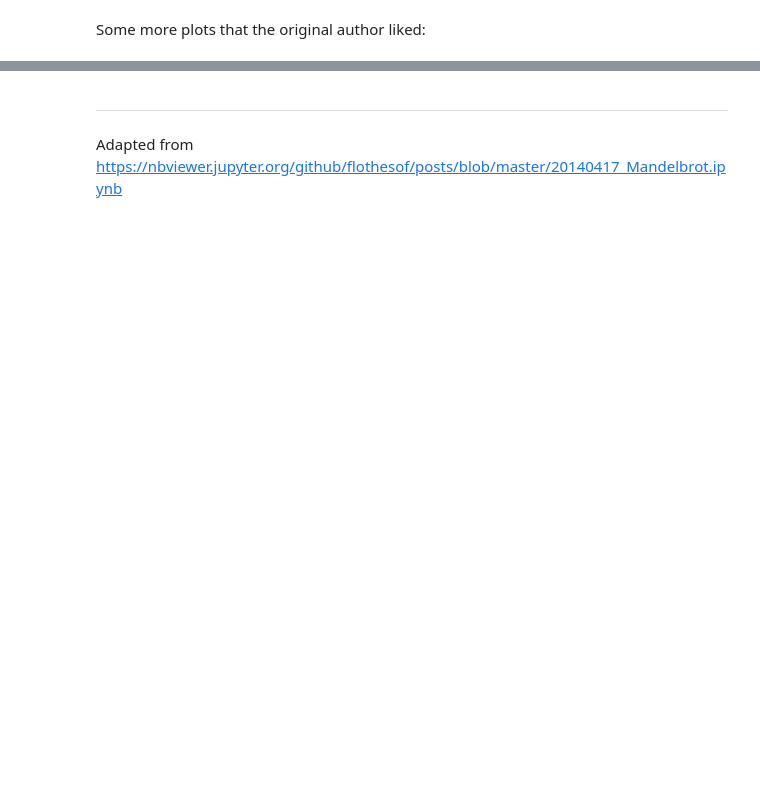
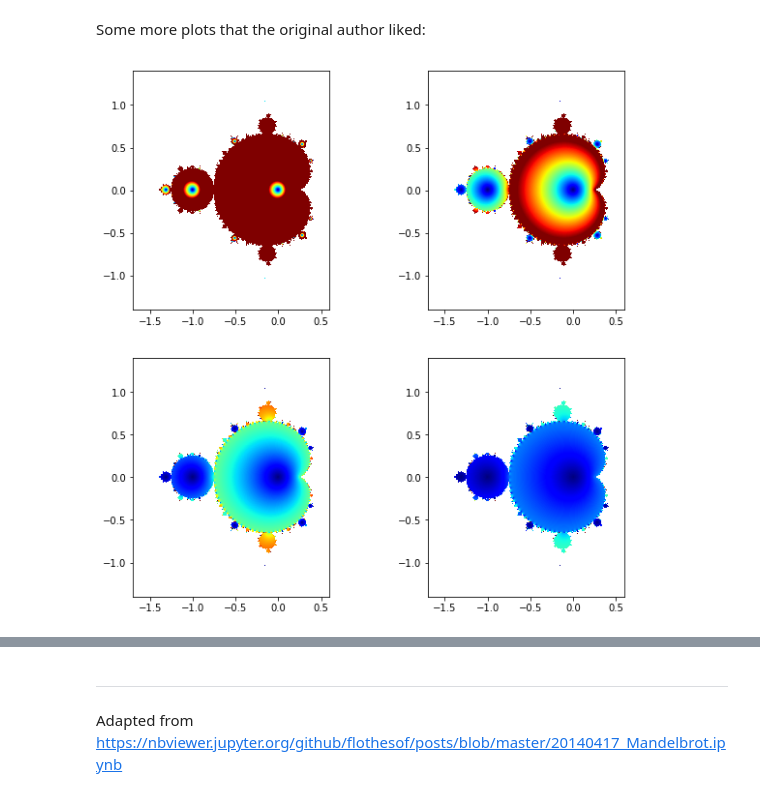
Before and after one commit to jyalim/RCworkshops, a Jupyter notebook: data-python/numpy-example/Mandelbrot.ipynb, the cells around one changed output, grey strips where cells are left out. Drawn from its saved outputs; the diff is of its cells as text; code cells hidden in the pictures; blank space fills up the shorter version.

```diff
--- a/data-python/numpy-example/Mandelbrot.ipynb
+++ b/data-python/numpy-example/Mandelbrot.ipynb
@@ -63,8 +81,10 @@ plot_vmax(vmax=2)
 # %% [markdown]
 Some more plots that the original author liked:
 # %%
-figure(figsize=(10, 10))
+plt.figure(figsize=(10, 10))
 for sub, vmax in enumerate([0.1, 0.45, 1.05, 2.]):
-    subplot(2, 2, sub + 1)
+    plt.subplot(2, 2, sub + 1)
     plot_vmax(vmax, 'jet')
+# %% [output]
+[figure, added]
 # %%
```
Also changed, not shown: parts of 7 cells of this notebook, 5 other files.
